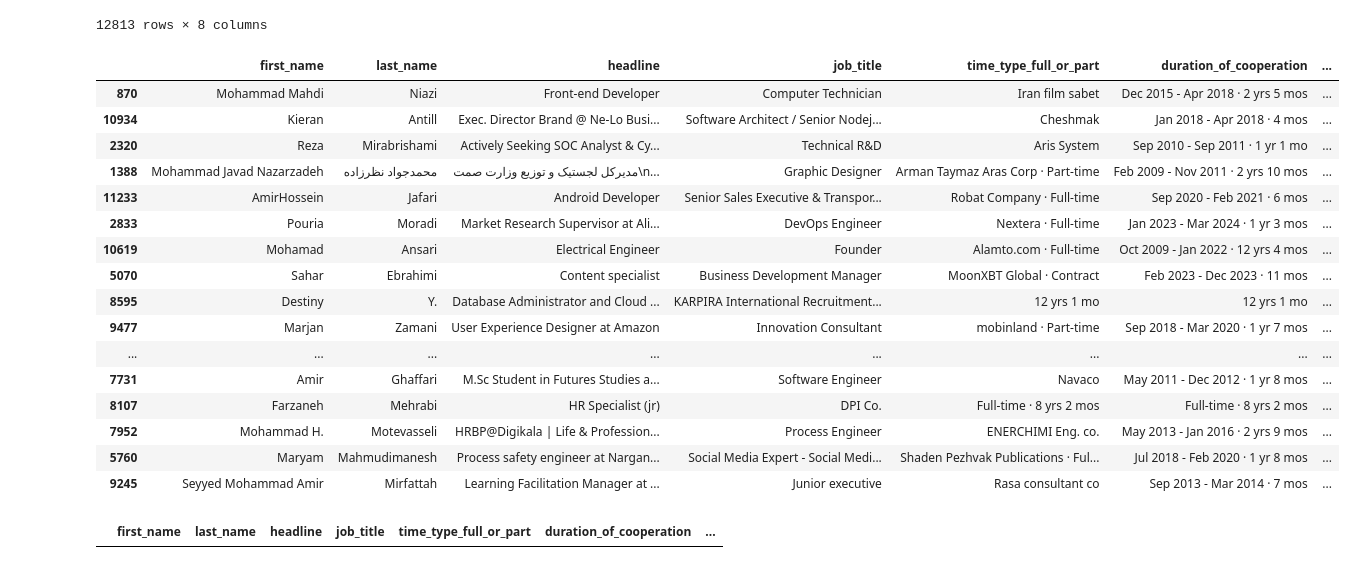
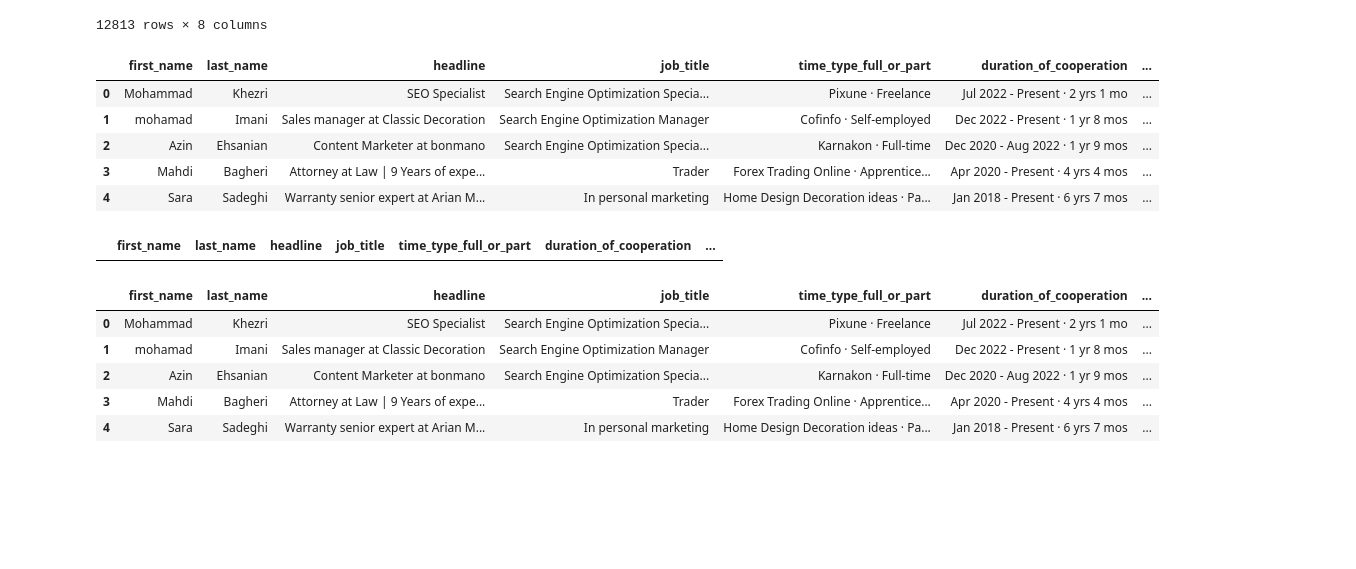
Before and after one commit to shayan-naghizade/ML_Practice, a Jupyter notebook: Job Experience Classification using KNN & Linear Regression/code.ipynb, the cells around one changed output. Saved outputs shown, nothing was run; the diff lists cells and outputs as text; code cells hidden in the pictures; blank space fills up the shorter version.

```diff
--- a/Job Experience Classification using KNN & Linear Regression/code.ipynb
+++ b/Job Experience Classification using KNN & Linear Regression/code.ipynb
@@ -261,50 +276,40 @@ df_cleaned
 | 12999 | Ahmad | Abbasi | Product Designer @ Mofid Securiti... | Founder | 19 Group | May 2022 - Present · 2 yrs 4 mos | ... |
 12813 rows × 8 columns
 # %%
-import pandas as pd
 
 df = df.copy()
 
-# تمیز کردن dashها، فاصله‌ها، و normalize کردن Present
-df.loc[:, 'duration_of_cooperation_clean'] = (
+df['duration_of_cooperation_clean'] = (
     df['duration_of_cooperation']
-      .str.replace('[–—−]', '-', regex=True)        # انواع dash
-      .str.replace('\s+', ' ', regex=True)          # حذف فاصله‌های اضافی
-      .str.replace('(?i)present', 'Present', regex=True)  # نرمال‌سازی Present
+      .str.replace('[–—−]', '-', regex=True)
+      .str.replace('\s+', ' ', regex=True)
+      .str.replace('(?i)present', 'Present', regex=True)
       .str.strip()
 )
 
-# الگو برای استخراج سه بخش
-pattern = r'(?P<start>[A-Za-z]{3} \d{4})\s*-\s*(?P<end>Present|[A-Za-z]{3} \d{4})\s*[·•]\s*(?P<duration>.+)'
+pattern_full = r'(?P<start>[A-Za-z]{3} \d{4})\s*-\s*(?P<end>Present|[A-Za-z]{3} \d{4})\s*[·•]\s*(?P<duration>.+)'
+extracted_full = df['duration_of_cooperation_clean'].str.extract(pattern_full)
 
-# استخراج مقادیر
-extracted = df['duration_of_cooperation_clean'].str.extract(pattern)
+pattern_duration_only = r'(?P<duration_only>\d+\s*(yrs?|mos?)(\s+\d+\s*mos?)?)'
+extracted_duration = df['duration_of_cooperation_clean'].str.extract(pattern_duration_only)
 
-# افزودن ستون‌ها
-df.loc[:, 'start'] = pd.to_datetime(extracted['start'], format='%b %Y', errors='coerce')
-df.loc[:, 'end'] = extracted['end'].replace('Present', pd.NaT)
-df.loc[:, 'end'] = pd.to_datetime(df['end'], format='%b %Y', errors='coerce')
-df.loc[:, 'duration'] = extracted['duration']
+df['duration_text'] = extracted_full['duration'].combine_first(extracted_duration['duration_only'])
+
+
+df['start_date'] = pd.to_datetime(extracted_full['start'], format='%b %Y', errors='coerce')
+df['end_date'] = extracted_full['end'].apply(lambda x: pd.Timestamp(datetime.today().date()) if x == 'Present' else pd.to_datetime(x, format='%b %Y', errors='coerce'))
+
+df['start_date'] = df['start_date'].dt.strftime('%d/%m/%Y')
+df['end_date'] = df['end_date'].dt.strftime('%d/%m/%Y')
 # %%
-df.sample(22)
+df.head()
 # %% [output]
 |  | first_name | last_name | headline | job_title | time_type_full_or_part | duration_of_cooperation | ... |
-| 870 | Mohammad Mahdi | Niazi | Front-end Developer | Computer Technician | Iran film sabet | Dec 2015 - Apr 2018 · 2 yrs 5 mos | ... |
-| 10934 | Kieran | Antill | Exec. Director Brand @ Ne-Lo Busi... | Software Architect / Senior Nodej... | Cheshmak | Jan 2018 - Apr 2018 · 4 mos | ... |
-| 2320 | Reza | Mirabrishami | Actively Seeking SOC Analyst & Cy... | Technical R&D | Aris System | Sep 2010 - Sep 2011 · 1 yr 1 mo | ... |
-| 1388 | Mohammad Javad Nazarzadeh | محمدجواد نظرزاده | مدیرکل لجستیک و توزیع وزارت صمت\n... | Graphic Designer | Arman Taymaz Aras Corp · Part-time | Feb 2009 - Nov 2011 · 2 yrs 10 mos | ... |
-| 11233 | AmirHossein | Jafari | Android Developer | Senior Sales Executive & Transpor... | Robat Company · Full-time | Sep 2020 - Feb 2021 · 6 mos | ... |
-| 2833 | Pouria | Moradi | Market Research Supervisor at Ali... | DevOps Engineer | Nextera · Full-time | Jan 2023 - Mar 2024 · 1 yr 3 mos | ... |
-| 10619 | Mohamad | Ansari | Electrical Engineer | Founder | Alamto.com · Full-time | Oct 2009 - Jan 2022 · 12 yrs 4 mos | ... |
-| 5070 | Sahar | Ebrahimi | Content specialist | Business Development Manager | MoonXBT Global · Contract | Feb 2023 - Dec 2023 · 11 mos | ... |
-| 8595 | Destiny | Y. | Database Administrator and Cloud ... | KARPIRA International Recruitment... | 12 yrs 1 mo | 12 yrs 1 mo | ... |
-| 9477 | Marjan | Zamani | User Experience Designer at Amazon | Innovation Consultant | mobinland · Part-time | Sep 2018 - Mar 2020 · 1 yr 7 mos | ... |
-| ... | ... | ... | ... | ... | ... | ... | ... |
-| 7731 | Amir | Ghaffari | M.Sc Student in Futures Studies a... | Software Engineer | Navaco | May 2011 - Dec 2012 · 1 yr 8 mos | ... |
-| 8107 | Farzaneh | Mehrabi | HR Specialist (jr) | DPI Co. | Full-time · 8 yrs 2 mos | Full-time · 8 yrs 2 mos | ... |
-| 7952 | Mohammad H. | Motevasseli | HRBP@Digikala | Life & Profession... | Process Engineer | ENERCHIMI Eng. co. | May 2013 - Jan 2016 · 2 yrs 9 mos | ... |
-| 5760 | Maryam | Mahmudimanesh | Process safety engineer at Nargan... | Social Media Expert - Social Medi... | Shaden Pezhvak Publications · Ful... | Jul 2018 - Feb 2020 · 1 yr 8 mos | ... |
-| 9245 | Seyyed Mohammad Amir | Mirfattah | Learning Facilitation Manager at ... | Junior executive | Rasa consultant co | Sep 2013 - Mar 2014 · 7 mos | ... |
+| 0 | Mohammad | Khezri | SEO Specialist | Search Engine Optimization Specia... | Pixune · Freelance | Jul 2022 - Present · 2 yrs 1 mo | ... |
+| 1 | mohamad | Imani | Sales manager at Classic Decoration | Search Engine Optimization Manager | Cofinfo · Self-employed | Dec 2022 - Present · 1 yr 8 mos | ... |
+| 2 | Azin | Ehsanian | Content Marketer at bonmano | Search Engine Optimization Specia... | Karnakon · Full-time | Dec 2020 - Aug 2022 · 1 yr 9 mos | ... |
+| 3 | Mahdi | Bagheri | Attorney at Law | 9 Years of expe... | Trader | Forex Trading Online · Apprentice... | Apr 2020 - Present · 4 yrs 4 mos | ... |
+| 4 | Sara | Sadeghi | Warranty senior expert at Arian M... | In personal marketing | Home Design Decoration ideas · Pa... | Jan 2018 - Present · 6 yrs 7 mos | ... |
 # %%
 df[df['duration_of_cooperation_clean'].str.contains('present', na=False)]
 # %% [output]
@@ -314 +317,10 @@ df.loc[:, 'end'] = df['end'].apply(lambda x: pd.to_datetime(x, format='%b %Y', e
+# %%
+df.head()
+# %% [output]
+|  | first_name | last_name | headline | job_title | time_type_full_or_part | duration_of_cooperation | ... |
+| 0 | Mohammad | Khezri | SEO Specialist | Search Engine Optimization Specia... | Pixune · Freelance | Jul 2022 - Present · 2 yrs 1 mo | ... |
+| 1 | mohamad | Imani | Sales manager at Classic Decoration | Search Engine Optimization Manager | Cofinfo · Self-employed | Dec 2022 - Present · 1 yr 8 mos | ... |
+| 2 | Azin | Ehsanian | Content Marketer at bonmano | Search Engine Optimization Specia... | Karnakon · Full-time | Dec 2020 - Aug 2022 · 1 yr 9 mos | ... |
+| 3 | Mahdi | Bagheri | Attorney at Law | 9 Years of expe... | Trader | Forex Trading Online · Apprentice... | Apr 2020 - Present · 4 yrs 4 mos | ... |
+| 4 | Sara | Sadeghi | Warranty senior expert at Arian M... | In personal marketing | Home Design Decoration ideas · Pa... | Jan 2018 - Present · 6 yrs 7 mos | ... |
 # %%
```
Also changed, not shown: parts of 62 cells of this notebook.
